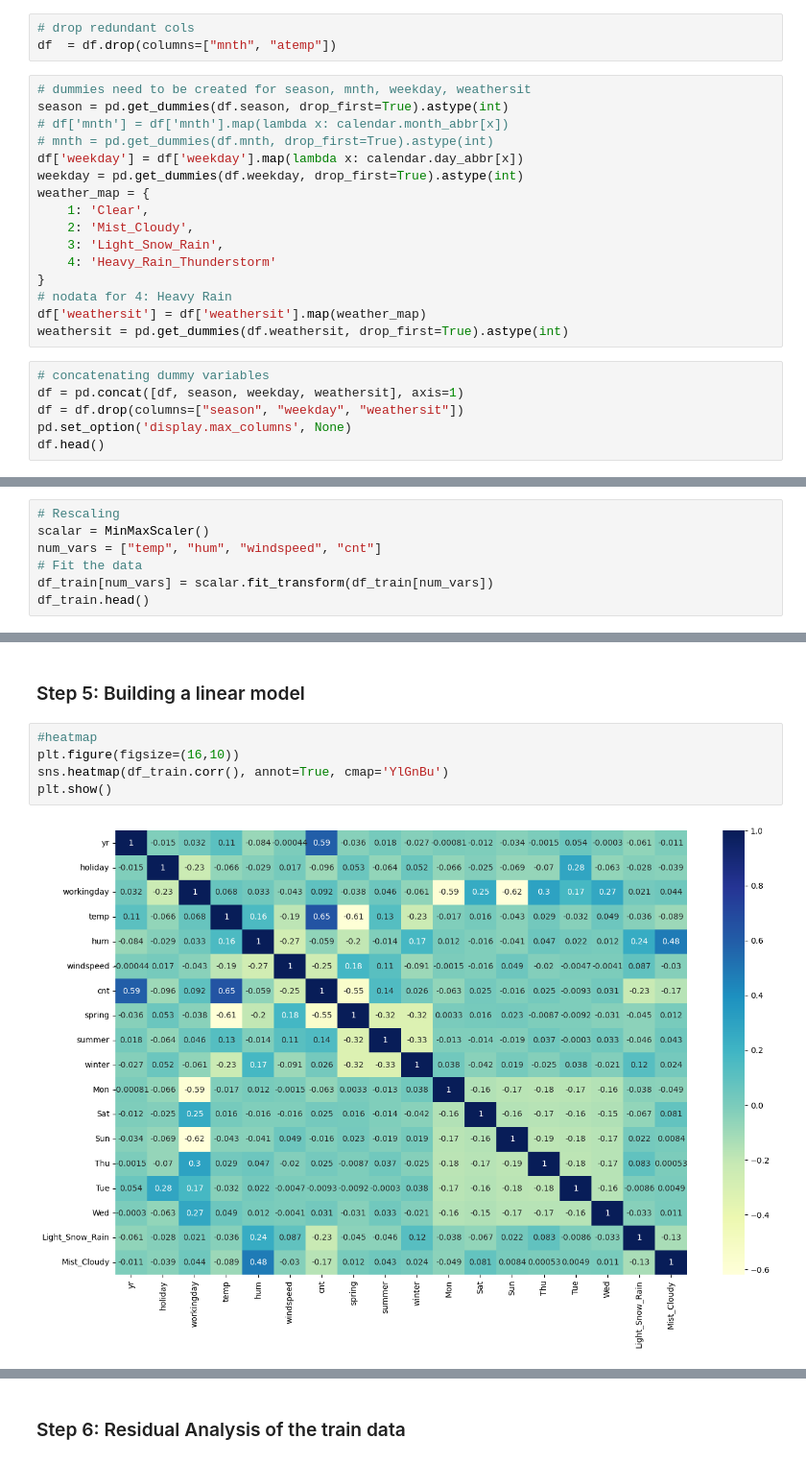
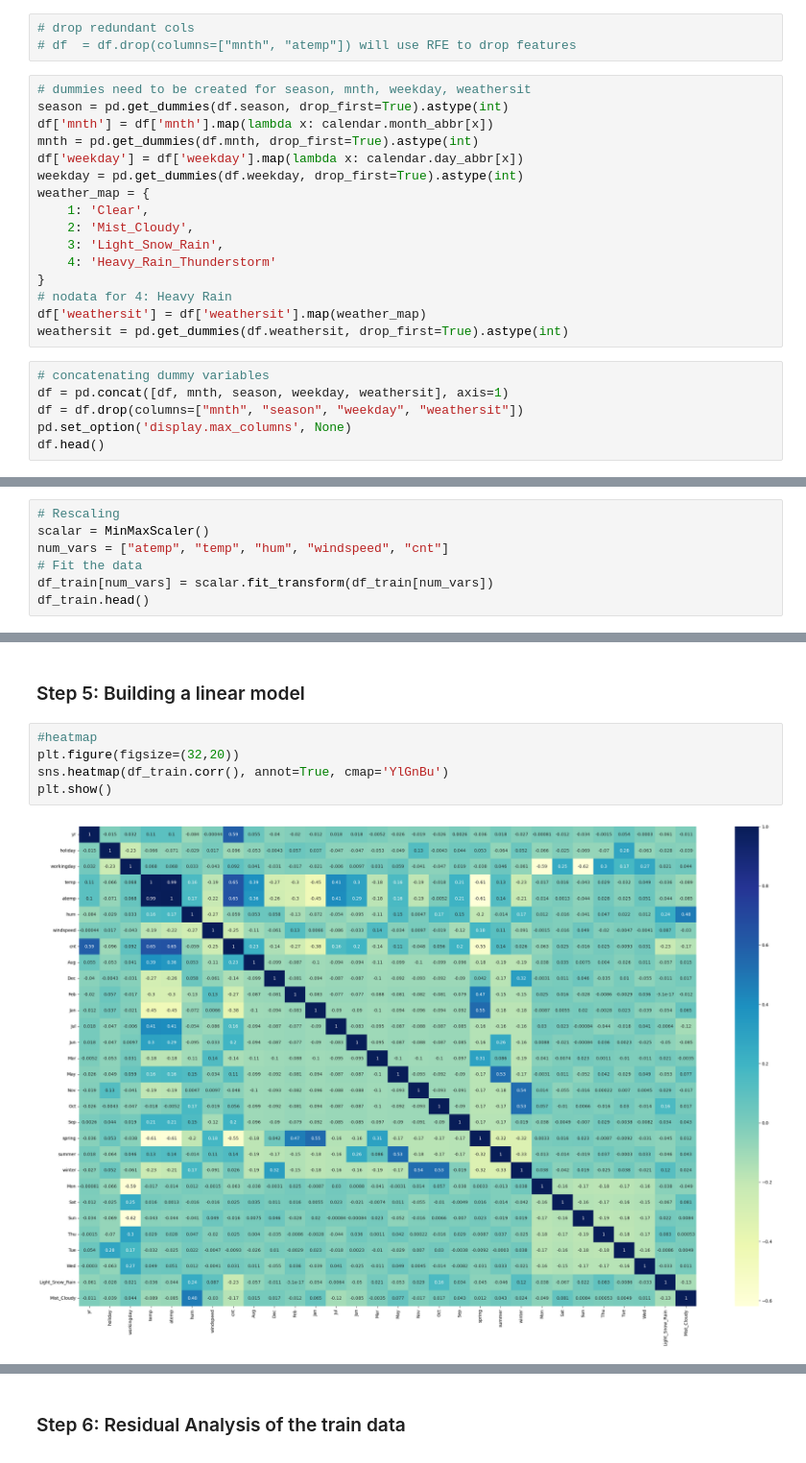
Before and after one commit to kamit1983/Bike_Sharing_Assignment, a Jupyter notebook: Boombikes.ipynb, the cells around one changed output, grey strips where cells are left out. Shown at 96% size. Saved outputs shown, nothing was run; the diff lists cells and outputs as text.

```diff
--- a/Boombikes.ipynb
+++ b/Boombikes.ipynb
@@ -145,12 +145,12 @@ plt.show()
 - rescaling
 # %%
 # drop redundant cols
-df  = df.drop(columns=["mnth", "atemp"])
+# df  = df.drop(columns=["mnth", "atemp"]) will use RFE to drop features
 # %%
 # dummies need to be created for season, mnth, weekday, weathersit
 season = pd.get_dummies(df.season, drop_first=True).astype(int)
-# df['mnth'] = df['mnth'].map(lambda x: calendar.month_abbr[x])
-# mnth = pd.get_dummies(df.mnth, drop_first=True).astype(int)
+df['mnth'] = df['mnth'].map(lambda x: calendar.month_abbr[x])
+mnth = pd.get_dummies(df.mnth, drop_first=True).astype(int)
 df['weekday'] = df['weekday'].map(lambda x: calendar.day_abbr[x])
 weekday = pd.get_dummies(df.weekday, drop_first=True).astype(int)
 weather_map = {
@@ -164,8 +164,8 @@ df['weathersit'] = df['weathersit'].map(weather_map)
 weathersit = pd.get_dummies(df.weathersit, drop_first=True).astype(int)
 # %%
 # concatenating dummy variables
-df = pd.concat([df, season, weekday, weathersit], axis=1)
-df = df.drop(columns=["season", "weekday", "weathersit"])
+df = pd.concat([df, mnth, season, weekday, weathersit], axis=1)
+df = df.drop(columns=["mnth", "season", "weekday", "weathersit"])
 pd.set_option('display.max_columns', None)
 df.head()
 # %% [output]
@@ -185,7 +185,7 @@ print(df_train.shape, df_test.shape)
 # %%
 # Rescaling
 scalar = MinMaxScaler()
-num_vars = ["temp", "hum", "windspeed", "cnt"]
+num_vars = ["atemp", "temp", "hum", "windspeed", "cnt"]
 # Fit the data
 df_train[num_vars] = scalar.fit_transform(df_train[num_vars])
 df_train.head()
@@ -200,8 +200,8 @@ df_train.head()
 ### Step 5: Building a linear model
 # %%
 #heatmap
-plt.figure(figsize=(16,10))
+plt.figure(figsize=(32,20))
 sns.heatmap(df_train.corr(), annot=True, cmap='YlGnBu')
 plt.show()
 # %% [output]
-[figure, old version]
+[figure, new version]
```
Also changed, not shown: parts of 33 cells of this notebook.
